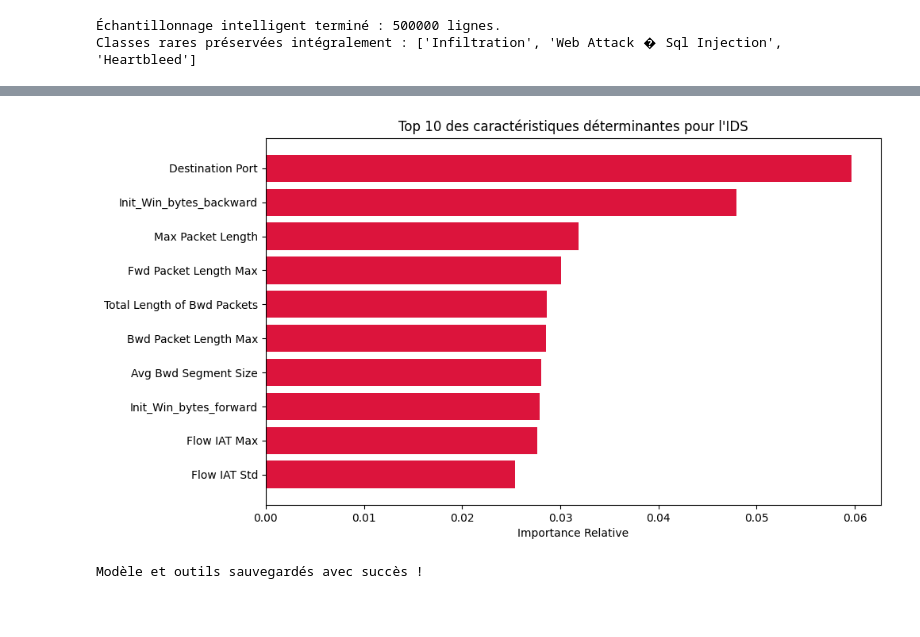
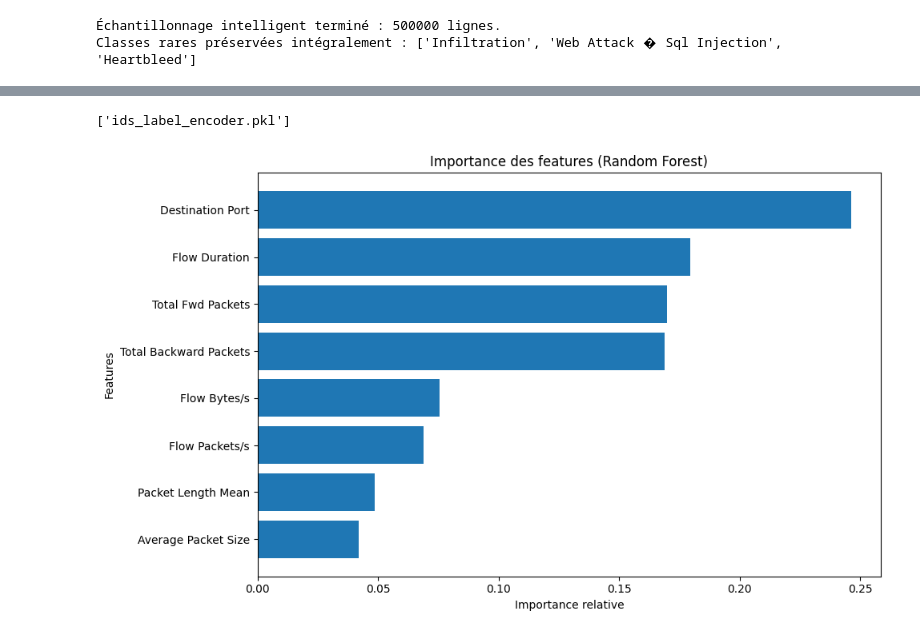
Before and after one commit to Euroysx/Detection-d-attaque-de-cybersecurite, a Jupyter notebook: DAC_IDS*3.ipynb, the cells around one changed output, grey strips where cells are left out. Saved outputs shown, nothing was run; the diff lists cells and outputs as text; code cells hidden in the pictures; blank space fills up the shorter version.

```diff
--- a/DAC_IDS*3.ipynb
+++ b/DAC_IDS*3.ipynb
@@ -393,37 +492,40 @@ RAPPORT DE CLASSIFICATION :
-# %%
-#ϟϟϟϟϟϟϟϟϟϟϟϟϟϟϟϟϟϟϟϟϟϟϟϟϟϟϟϟϟϟϟϟϟϟϟϟϟϟϟϟϟϟϟϟϟϟϟϟϟϟϟϟϟϟϟϟϟϟϟϟϟϟϟϟϟϟϟϟϟϟϟϟϟϟϟϟϟϟϟϟϟϟϟ
-#ϟ {7.0} EXPLICABILITÉ : FEATURES IMPORTANCE (L'ARGUMENT FINAL)                 #ϟ
-#ϟϟϟϟϟϟϟϟϟϟϟϟϟϟϟϟϟϟϟϟϟϟϟϟϟϟϟϟϟϟϟϟϟϟϟϟϟϟϟϟϟϟϟϟϟϟϟϟϟϟϟϟϟϟϟϟϟϟϟϟϟϟϟϟϟϟϟϟϟϟϟϟϟϟϟϟϟϟϟϟϟϟϟ
-
-# On récupère l'importance de chaque colonne
-importances = rf_model.feature_importances_
-indices = np.argsort(importances)[-10:]  # On prend les 10 meilleures
-
-plt.figure(figsize=(10, 6))
-plt.title("Top 10 des caractéristiques déterminantes pour l'IDS")
-plt.barh(range(len(indices)), importances[indices], color='crimson', align='center')
-plt.yticks(range(len(indices)), [X.columns[i] for i in indices])
-plt.xlabel('Importance Relative')
-plt.show()
-# %% [output]
-[figure, removed]
-# %%
-#ϟϟϟϟϟϟϟϟϟϟϟϟϟϟϟϟϟϟϟϟϟϟϟϟϟϟϟϟϟϟϟϟϟϟϟϟϟϟϟϟϟϟϟϟϟϟϟϟϟϟϟϟϟϟϟϟϟϟϟϟϟϟϟϟϟϟϟϟϟϟϟϟϟϟϟϟϟϟϟϟϟϟϟ
-#ϟ {8.0} SAUVEGARDE FINALE DU PROJET (EXPORT)                                   #ϟ
-#ϟϟϟϟϟϟϟϟϟϟϟϟϟϟϟϟϟϟϟϟϟϟϟϟϟϟϟϟϟϟϟϟϟϟϟϟϟϟϟϟϟϟϟϟϟϟϟϟϟϟϟϟϟϟϟϟϟϟϟϟϟϟϟϟϟϟϟϟϟϟϟϟϟϟϟϟϟϟϟϟϟϟϟ
-
-# Sauvegarde du modèle Random Forest
-joblib.dump(rf_model, 'ids_random_forest_v1.pkl')
-
-# Sauvegarde du Scaler (indispensable pour les futures données)
-joblib.dump(scaler, 'ids_scaler.pkl')
-
-# Sauvegarde du LabelEncoder (pour traduire les résultats)
-joblib.dump(le, 'ids_label_encoder.pkl')
-
-print("Modèle et outils sauvegardés avec succès !")
-# %% [output]
-Modèle et outils sauvegardés avec succès !
+# %%
+joblib.dump(rf_model, 'ids_random_forest_v1.pkl')
+joblib.dump(scaler, 'ids_scaler.pkl')
+joblib.dump(le, 'ids_label_encoder.pkl')
+# %% [output]
+['ids_label_encoder.pkl']
+# %%
+#ϟϟϟϟϟϟϟϟϟϟϟϟϟϟϟϟϟϟϟϟϟϟϟϟϟϟϟϟϟϟϟϟϟϟϟϟϟϟϟϟϟϟϟϟϟϟϟϟϟϟϟϟϟϟϟϟϟϟϟϟϟϟϟϟϟϟϟϟϟϟϟϟϟϟϟϟϟϟϟϟϟϟϟ
+#ϟ {7.0} EXPLICABILITÉ : FEATURES IMPORTANCE                                      #ϟ
+#ϟϟϟϟϟϟϟϟϟϟϟϟϟϟϟϟϟϟϟϟϟϟϟϟϟϟϟϟϟϟϟϟϟϟϟϟϟϟϟϟϟϟϟϟϟϟϟϟϟϟϟϟϟϟϟϟϟϟϟϟϟϟϟϟϟϟϟϟϟϟϟϟϟϟϟϟϟϟϟϟϟϟϟ
+
+importances = rf_model.feature_importances_
+
+# sécurité : alignement strict
+assert len(importances) == len(X.columns), "Mismatch features / modèle"
+
+# tri croissant
+indices = np.argsort(importances)
+
+# noms triés
+feature_names_sorted = [X.columns[i] for i in indices]
+importances_sorted = importances[indices]
+
+# plot
+plt.figure(figsize=(10, 6))
+plt.title("Importance des features (Random Forest)")
+
+plt.barh(range(len(importances_sorted)), importances_sorted, align='center')
+plt.yticks(range(len(feature_names_sorted)), feature_names_sorted)
+
+plt.xlabel('Importance relative')
+plt.ylabel('Features')
+
+plt.tight_layout()
+plt.show()
+# %% [output]
+[figure, added]
 # %%
 #ϟϟϟϟϟϟϟϟϟϟϟϟϟϟϟϟϟϟϟϟϟϟϟϟϟϟϟϟϟϟϟϟϟϟϟϟϟϟϟϟϟϟϟϟϟϟϟϟϟϟϟϟϟϟϟϟϟϟϟϟϟϟϟϟϟϟϟϟϟϟϟϟϟϟϟϟϟϟϟϟϟϟϟ
 #ϟ {9.0} SIMULATION DE DÉTECTION EN TEMPS RÉEL                                    #ϟ
```
Also changed, not shown: parts of 21 cells of this notebook, 12 other files.
